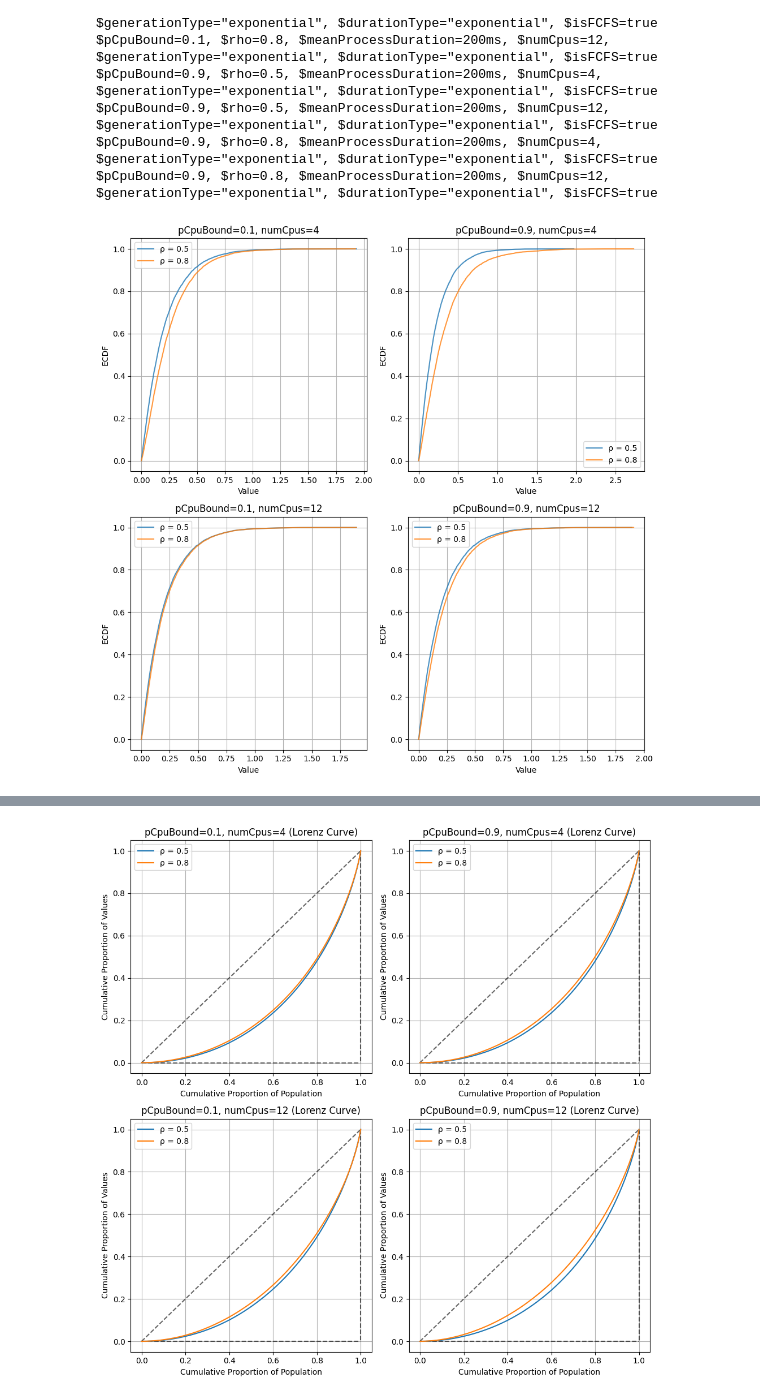
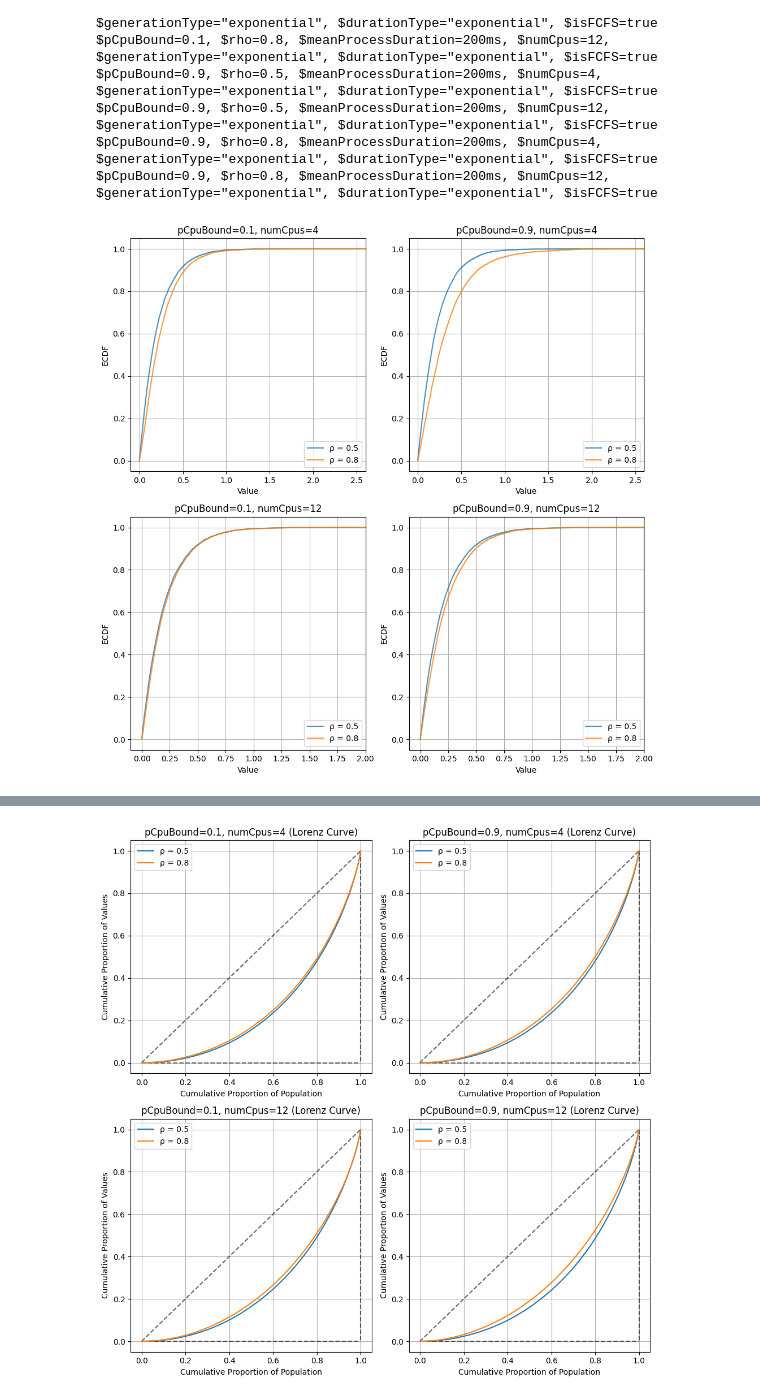
Before and after one commit to Sonic803/multi-core-sched, a Jupyter notebook: python/fcfsTurn.ipynb, the cells around one changed output, grey strips where cells are left out. Saved outputs shown, nothing was run; the diff lists cells and outputs as text; code cells hidden in the pictures.

```diff
--- a/python/fcfsTurn.ipynb
+++ b/python/fcfsTurn.ipynb
@@ -113,8 +113,8 @@ for key, value in good_dict.items():
     else:
         filtered_dict[key] = value
 
-        rhoPos= not f'$rho={rhoSmall}' in key
         parametersNoRho = key_dict.copy()
+        rhoPos= rhoBig == parametersNoRho["$rho"]
         parametersNoRho.pop("$rho", None)
         parametersNoRhoString=str(parametersNoRho)
 
@@ -164,42 +164,54 @@ def getMeasurement(axs,measurement):
 
     rhoVal = next(part for part in parts if "rho" in part).split("=")[1]
 
-    rhoString = f"ρ = {rhoVal}"
-
-    rhoNum=0
-    color=''
-
-    if rhoVal == rhoSmall:
-        color = '#ff00ff'
-        rhoNum=0
-    else:
-        color = '#ff0000'
-        rhoNum=1
-
-
     return axs[x][y],measurementString
 # %%
 from statsmodels.distributions.empirical_distribution import ECDF
 
 #for each element in filtered_array plt ecdf of statistic
 fig, axs = plt.subplots(2, 2, figsize=(10, 10))
 
+maxXDict={}
+
+xFin={
+    '4':2.6,
+    '12':2
+}
+
 for i, element in enumerate(filtered_array_rho):
+
+    maxX=0
 
     for rhoNum, elementRho in enumerate(element):
         values = elementRho['modules']["Computer.scheduler"][statistic]["values"]
         measurement = elementRho["measurement"]
+        ecdf = ECDF(values)
 
-        ecdf = ECDF(values)
+        # Extend ECDF to the right
+
+        if ecdf.x[-1] > maxX:
+            maxX = ecdf.x[-1]
+
+        x=xFin[elementRho['parameters']['$numCpus']]
+
+        x_extended = np.append(ecdf.x,x)
+        y_extended = np.append(ecdf.y,1)
+
         ax,measurementString = getMeasurement(axs, measurement)
-        ax.plot(ecdf.x, ecdf.y, label=rhoStrings[rhoNum],alpha=0.8,color=colors1[rhoNum])
+        ax.step(x_extended, y_extended, label=rhoStrings[rhoNum],alpha=0.8,color=colors1[rhoNum])
         # ax.set_title(f"ECDF of {measurement}")
-        ax.set_xlabel('Value')
-        ax.set_ylabel('ECDF')
-        ax.set_title(measurementString)
-        ax.legend()
-        ax.grid(True)
+
+    x=xFin[element[0]['parameters']['$numCpus']]
+
+    ax.set_xlim(-0.1,x)
+
+    # ax.set_ylim(0, 1)
+    ax.set_xlabel('Value')
+    ax.set_ylabel('ECDF')
+    ax.set_title(measurementString)
+    ax.legend(loc='lower right')
+    ax.grid(True)
 plt.tight_layout()
 plt.show()
 # %% [output]
-[figure, old version]
+[figure, new version]
```
Also changed, not shown: parts of 4 cells of this notebook.
